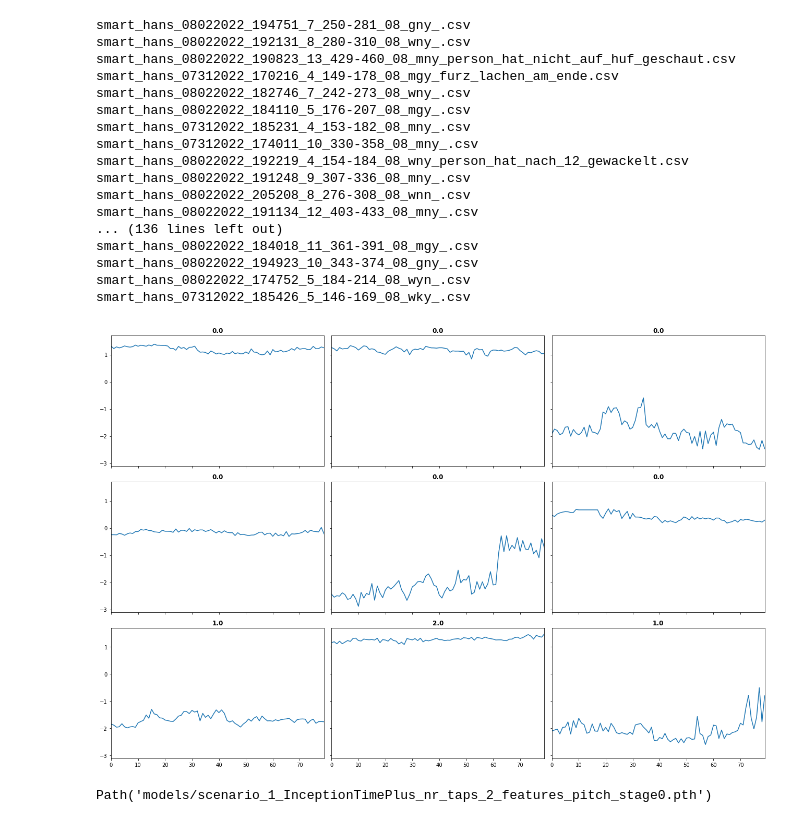
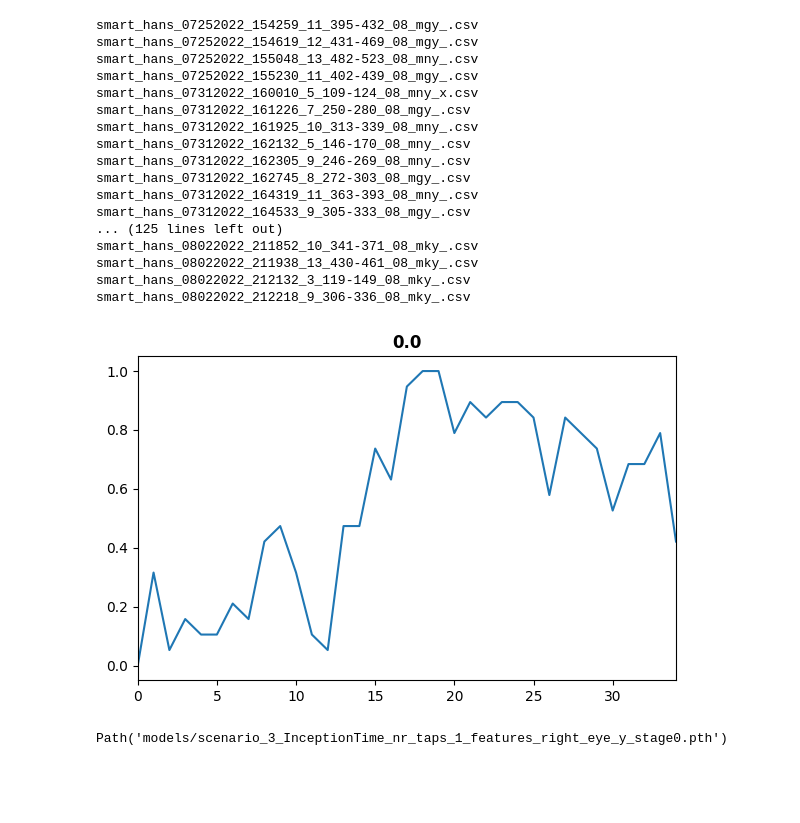
Before and after one commit to a-ludwig/smart_hans, a Jupyter notebook: Machine_learning/tsai_with_real_data_univariate.ipynb, the cells around one changed output. Saved outputs shown, nothing was run; the diff lists cells and outputs as text; code cells hidden in the pictures; blank space fills up the shorter version.

Commit message:
latest test for inference

```diff
--- a/Machine_learning/tsai_with_real_data_univariate.ipynb
+++ b/Machine_learning/tsai_with_real_data_univariate.ipynb
@@ -1,61 +1,66 @@
 # %%
 from tsai.all import *
 import pandas as pd
 from datenverarbeitung.dataloader import dataloader
 import datetime
 CUDA_LAUNCH_BLOCKING=1
 
-num_scenario = 1
-nr_taps = 2
-model_to_use = "InceptionTimePlus"
-learning_cycles = 100
-features_to_learn_with = ["pitch"]
+
+
+num_scenario = 3
+nr_taps = 1
+window_size = 35
+move_by = 10
+model_to_use = "InceptionTime"
+batch_size = 1
+learning_cycles = 7
+features_to_learn_with = ["right_eye_y"]
 feature_list_string = '_'.join(features_to_learn_with)
 
 models_folder = "models"
 plots_folder = "vis/plots"
 save_name = "scenario_{}_{}".format(num_scenario, model_to_use)
 
-dl = dataloader(scenario= num_scenario, path="/Users/adi/Nextcloud/smart_hans/AP2/Daten/headpose_opencv_pitch_roll_yaw_20220904", nr_taps=nr_taps, move_window_by=-10, feature_list=features_to_learn_with)
-train, test= dl.get_train_test(frac = 0.8, seed = 0)
+dl = dataloader(scenario= num_scenario, path="E:\local_hansi\smart_hans\AP2\Daten\zum_sichten\laeuft", nr_taps=nr_taps, move_window_by=move_by, tap_size=35, feature_list=["right_eye_corner_x"])
+train, test= dl.train, dl.test
 
 X_test, y_test = df2xy(test, target_col='target')
 X_train, y_train = df2xy(train, target_col='target')
 
 X, y, splits = combine_split_data([X_train, X_test], [y_train, y_test])
 
 tfms  = [None, [Categorize()]]
 dsets = TSDatasets(X, y, tfms=tfms, splits=splits, inplace=True)
 dsets
 
-dls = TSDataLoaders.from_dsets(dsets.train, dsets.valid, bs=[64, 128], batch_tfms=[TSStandardize()], num_workers=0)
+dls = TSDataLoaders.from_dsets(dsets.train, dsets.valid, bs=1, batch_tfms=[], num_workers=0)
 
 dls.show_batch(sharey=True)
 # %% [output]
-smart_hans_08022022_194751_7_250-281_08_gny_.csv
-smart_hans_08022022_192131_8_280-310_08_wny_.csv
-smart_hans_08022022_190823_13_429-460_08_mny_person_hat_nicht_auf_huf_geschaut.csv
-smart_hans_07312022_170216_4_149-178_08_mgy_furz_lachen_am_ende.csv
-smart_hans_08022022_182746_7_242-273_08_wny_.csv
-smart_hans_08022022_184110_5_176-207_08_mgy_.csv
-smart_hans_07312022_185231_4_153-182_08_mny_.csv
-smart_hans_07312022_174011_10_330-358_08_mny_.csv
-smart_hans_08022022_192219_4_154-184_08_wny_person_hat_nach_12_gewackelt.csv
-smart_hans_08022022_191248_9_307-336_08_mny_.csv
-smart_hans_08022022_205208_8_276-308_08_wnn_.csv
-smart_hans_08022022_191134_12_403-433_08_mny_.csv
-... (136 lines left out)
-smart_hans_08022022_184018_11_361-391_08_mgy_.csv
-smart_hans_08022022_194923_10_343-374_08_gny_.csv
-smart_hans_08022022_174752_5_184-214_08_wyn_.csv
-smart_hans_07312022_185426_5_146-169_08_wky_.csv
+smart_hans_07252022_154259_11_395-432_08_mgy_.csv
+smart_hans_07252022_154619_12_431-469_08_mgy_.csv
+smart_hans_07252022_155048_13_482-523_08_mny_.csv
+smart_hans_07252022_155230_11_402-439_08_mgy_.csv
+smart_hans_07312022_160010_5_109-124_08_mny_x.csv
+smart_hans_07312022_161226_7_250-280_08_mgy_.csv
+smart_hans_07312022_161925_10_313-339_08_mny_.csv
+smart_hans_07312022_162132_5_146-170_08_mny_.csv
+smart_hans_07312022_162305_9_246-269_08_mny_.csv
+smart_hans_07312022_162745_8_272-303_08_mgy_.csv
+smart_hans_07312022_164319_11_363-393_08_mny_.csv
+smart_hans_07312022_164533_9_305-333_08_mgy_.csv
+... (125 lines left out)
+smart_hans_08022022_211852_10_341-371_08_mky_.csv
+smart_hans_08022022_211938_13_430-461_08_mky_.csv
+smart_hans_08022022_212132_3_119-149_08_mky_.csv
+smart_hans_08022022_212218_9_306-336_08_mky_.csv
-[figure, old version]
+[figure, new version]
 # %%
 
 scenario_name_stage0 = save_name+"_nr_taps_{}_features_{}".format(str(nr_taps), feature_list_string)+"_stage0"
 model = InceptionTime(dls.vars, dls.c)
-learn = ts_learner(dls, model, metrics=accuracy, train_metrics=True)
+learn = ts_learner(dls, model, metrics=accuracy, train_metrics=True, lr=0.001)
 learn.save(scenario_name_stage0)
 # %% [output]
-Path('models/scenario_1_InceptionTimePlus_nr_taps_2_features_pitch_stage0.pth')
+Path('models/scenario_3_InceptionTime_nr_taps_1_features_right_eye_y_stage0.pth')
 # %%
```
Also changed, not shown: parts of 5 cells of this notebook, 9 other files.
